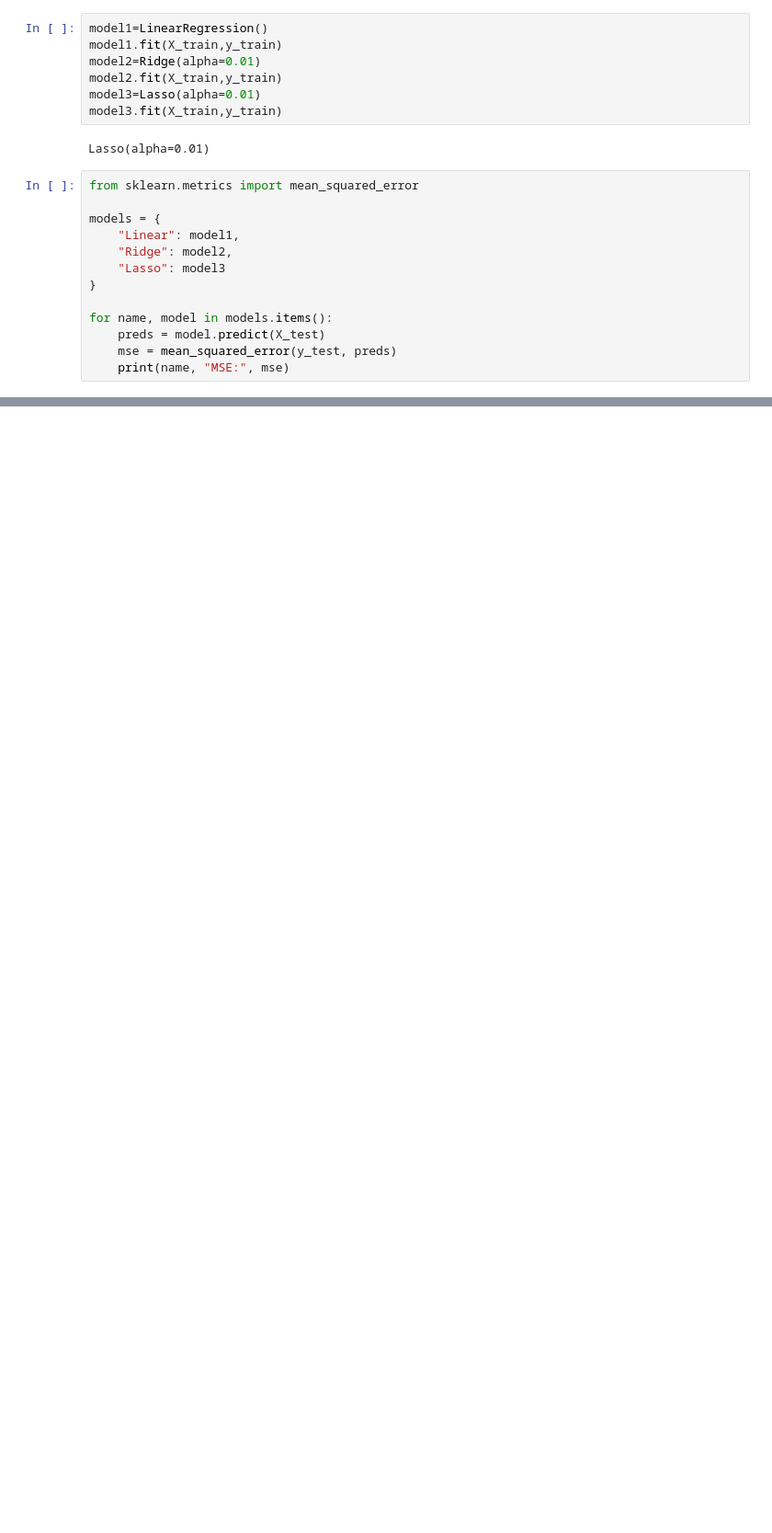
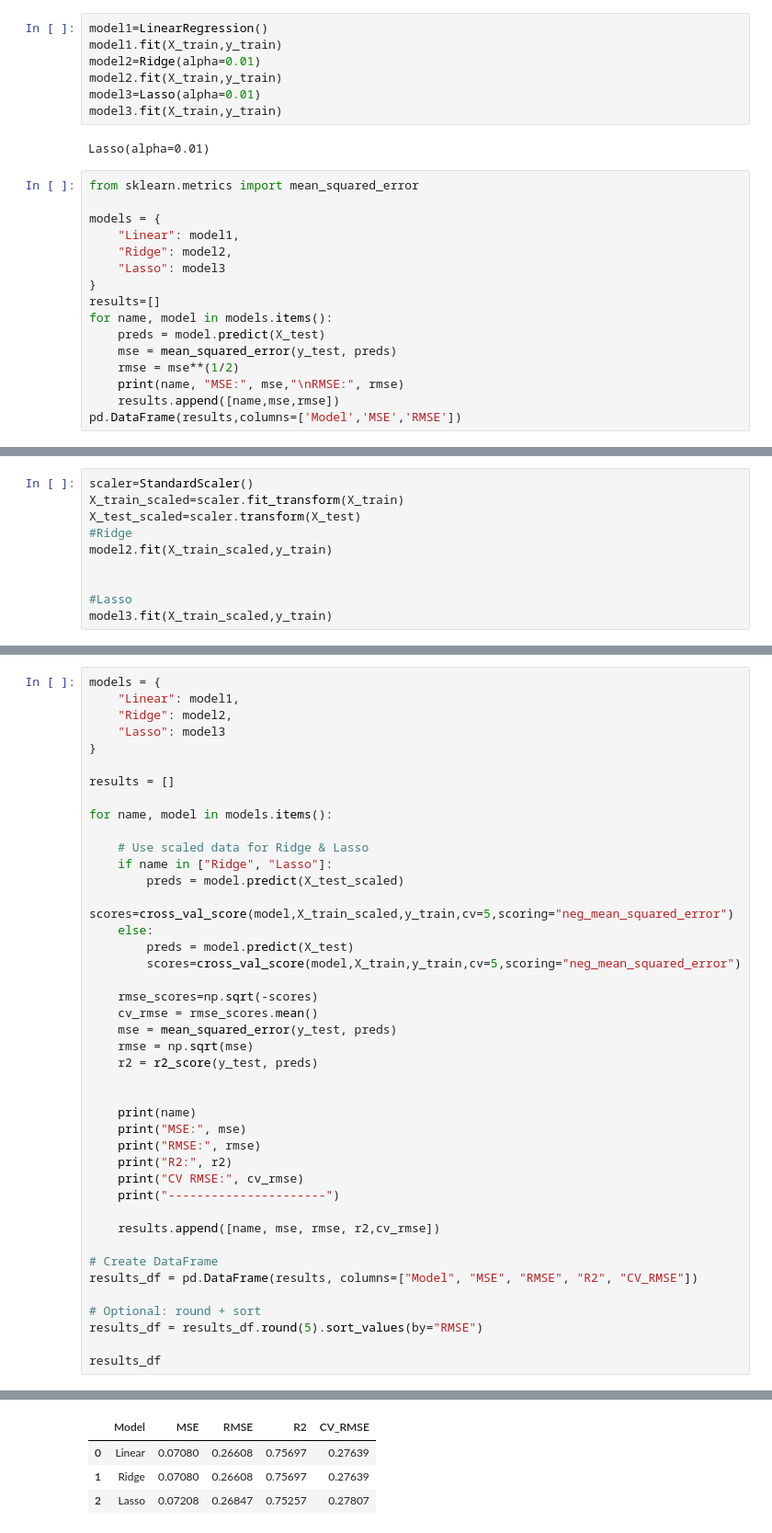
Before and after one commit to Eshitasri/HousePricePrediction, a Jupyter notebook: notebook6d5d58d055.ipynb, the cells around one changed output, grey strips where cells are left out. Shown at 92% size. Saved outputs shown, nothing was run; the diff lists cells and outputs as text; blank space fills up the shorter version.

```diff
--- a/notebook6d5d58d055.ipynb
+++ b/notebook6d5d58d055.ipynb
@@ -174,10 +174,13 @@ models = {
     "Ridge": model2,
     "Lasso": model3
 }
-
+results=[]
 for name, model in models.items():
     preds = model.predict(X_test)
     mse = mean_squared_error(y_test, preds)
-    print(name, "MSE:", mse)
+    rmse = mse**(1/2)
+    print(name, "MSE:", mse,"\nRMSE:", rmse)
+    results.append([name,mse,rmse])
+pd.DataFrame(results,columns=['Model','MSE','RMSE'])
 # %% [output]
 Linear MSE: 0.07079658305746662
@@ -185,0 +212,10 @@ Lasso MSE: 0.07653467772014357
+# %%
+scaler=StandardScaler()
+X_train_scaled=scaler.fit_transform(X_train)
+X_test_scaled=scaler.transform(X_test)
+#Ridge
+model2.fit(X_train_scaled,y_train)
+
+
+#Lasso
+model3.fit(X_train_scaled,y_train)
@@ -185,0 +224,43 @@ Lasso MSE: 0.07653467772014357
+# %%
+models = {
+    "Linear": model1,
+    "Ridge": model2,
+    "Lasso": model3
+}
+
+results = []
+
+for name, model in models.items():
+
+    # Use scaled data for Ridge & Lasso
+    if name in ["Ridge", "Lasso"]:
+        preds = model.predict(X_test_scaled)
+        scores=cross_val_score(model,X_train_scaled,y_train,cv=5,scoring="neg_mean_squared_error")
+    else:
+        preds = model.predict(X_test)
+        scores=cross_val_score(model,X_train,y_train,cv=5,scoring="neg_mean_squared_error")
+
+    rmse_scores=np.sqrt(-scores)
+    cv_rmse = rmse_scores.mean()
+    mse = mean_squared_error(y_test, preds)
+    rmse = np.sqrt(mse)
+    r2 = r2_score(y_test, preds)
+
+
+    print(name)
+    print("MSE:", mse)
+    print("RMSE:", rmse)
+    print("R2:", r2)
+    print("CV RMSE:", cv_rmse)
+    print("----------------------")
+
+    results.append([name, mse, rmse, r2,cv_rmse])
+
+# Create DataFrame
+results_df = pd.DataFrame(results, columns=["Model", "MSE", "RMSE", "R2", "CV_RMSE"])
+
+# Optional: round + sort
+results_df = results_df.round(5).sort_values(by="RMSE")
+
+results_df
+# %% [output]
@@ -186,3 +285,7 @@ Lasso MSE: 0.07653467772014357
+|  | Model | MSE | RMSE | R2 | CV_RMSE |
+| 0 | Linear | 0.07080 | 0.26608 | 0.75697 | 0.27639 |
+| 1 | Ridge | 0.07080 | 0.26608 | 0.75697 | 0.27639 |
+| 2 | Lasso | 0.07208 | 0.26847 | 0.75257 | 0.27807 |
 # %%
 plt.scatter(y_test,model1.predict(X_test),alpha=0.5)
 plt.plot(
```
Also changed, not shown: parts of 14 cells of this notebook.
